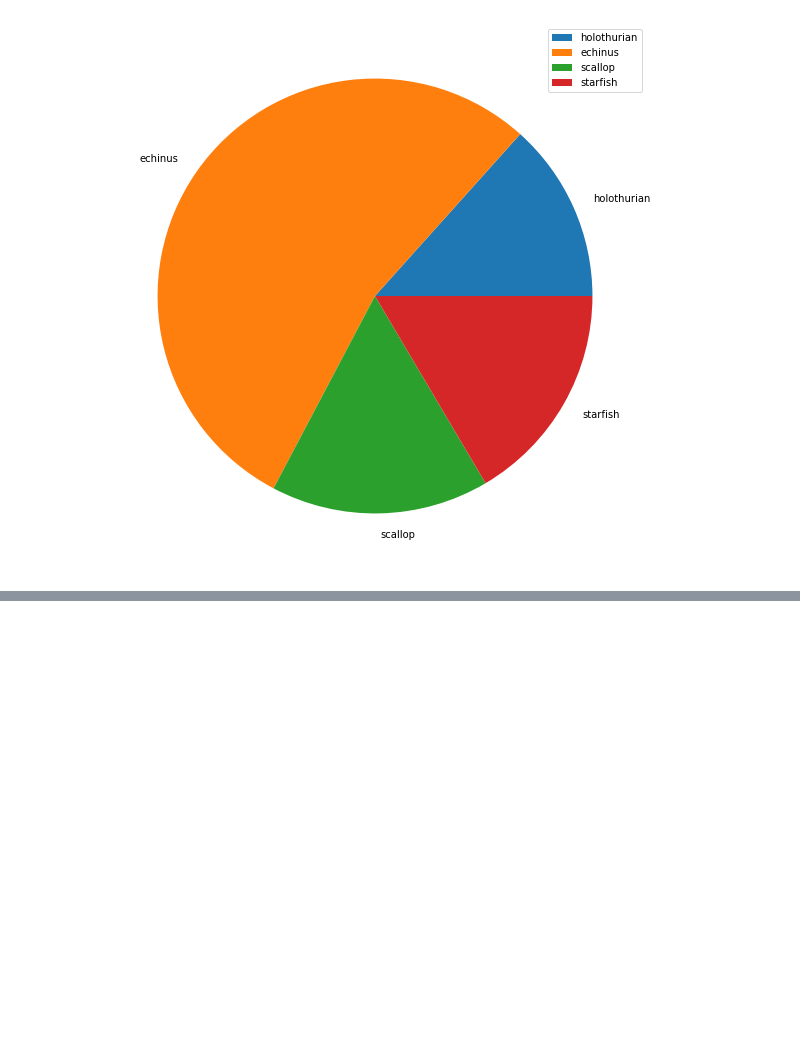
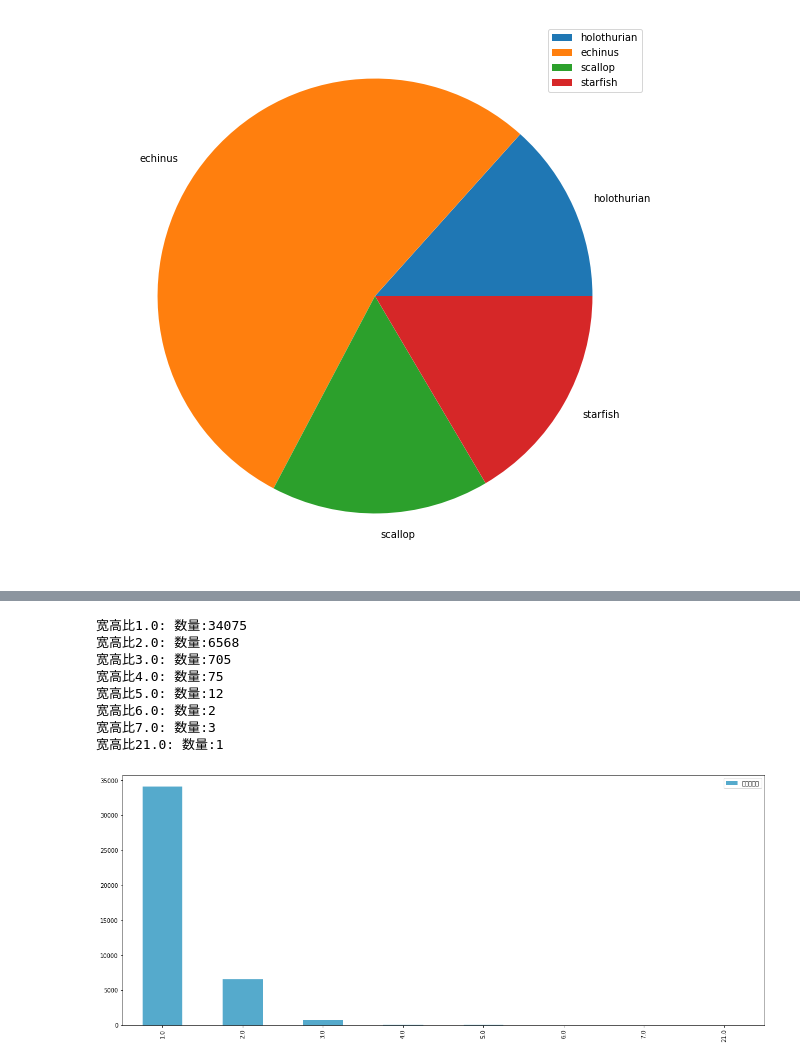
Before and after one commit to alexchungio/under-water-object-detect-2020, a Jupyter notebook: docs/data_analysis.ipynb, the cells around one changed output, grey strips where cells are left out. Saved outputs shown, nothing was run; the diff lists cells and outputs as text; code cells hidden in the pictures; blank space fills up the shorter version.

```diff
--- a/docs/data_analysis.ipynb
+++ b/docs/data_analysis.ipynb
@@ -123,0 +147,51 @@ starfish      6841
+# %%
+# 将标签于对应图片合并起来，形成新的数据格式
+data = []
+per_sample = {}
+for img in all_data['images']:
+    sample_img = img
+    annota_list = [] # 保存该图片对应的标签
+    for per in anntotations:
+        if per['image_id']==img['id']:   # 将一张图的所有的ann装进annota_list中
+            annota_list.append(per)
+    for k in annota_list:
+        anntotations.remove(k)   # 把拿出来的ann在总的标注文件中都删除掉
+    sample_img['annotations'] = annota_list
+    data.append(sample_img)
+# %%
+# 对所有标注长宽做统计
+total_size=[]
+total_height=[]
+total_wh=[]
+
+for im in data:                     # 每张图的信息
+    for b in im['annotations']:     # 每张图的每个标注
+        # total_width += [b['bbox'][2]]
+        # total_height += [b['bbox'][3]]
+        wh = round(b['bbox'][2]/b['bbox'][3], 0)
+        if wh < 1 :
+            wh = round(b['bbox'][3]/b['bbox'][2],0)
+        total_wh += [wh]
+
+# 所有标签的长宽高比例
+box_wh_unique = list(set(total_wh))
+box_wh_count=[total_wh.count(i) for i in box_wh_unique]
+
+bbox_wh_dict = {}
+for i, key in enumerate(box_wh_unique):
+    print('宽高比{}: 数量:{}'.format(key, box_wh_count[i]))
+
+# 绘图
+wh_df = pd.DataFrame(box_wh_count,index=box_wh_unique,columns=['宽高比数量'])
+wh_df.plot(kind='bar',color="#55aacc")
+plt.show()
+# %% [output]
+宽高比1.0: 数量:34075
+宽高比2.0: 数量:6568
+宽高比3.0: 数量:705
+宽高比4.0: 数量:75
+宽高比5.0: 数量:12
+宽高比6.0: 数量:2
+宽高比7.0: 数量:3
+宽高比21.0: 数量:1
+[figure, added]
```
Also changed, not shown: parts of 3 cells of this notebook.
